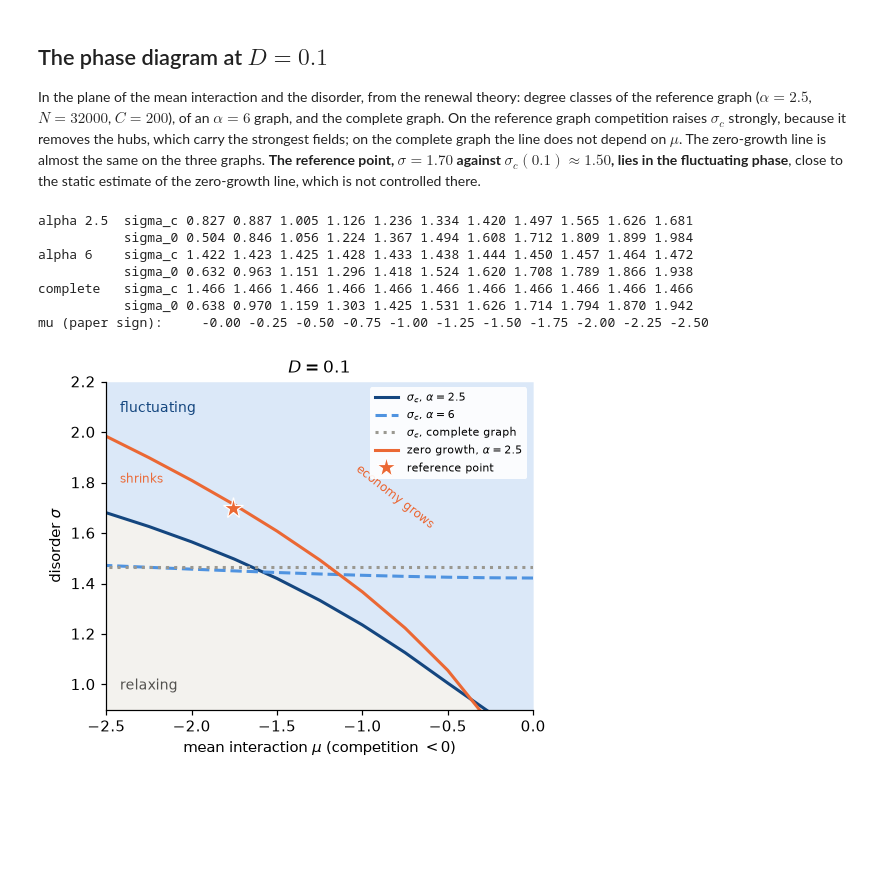
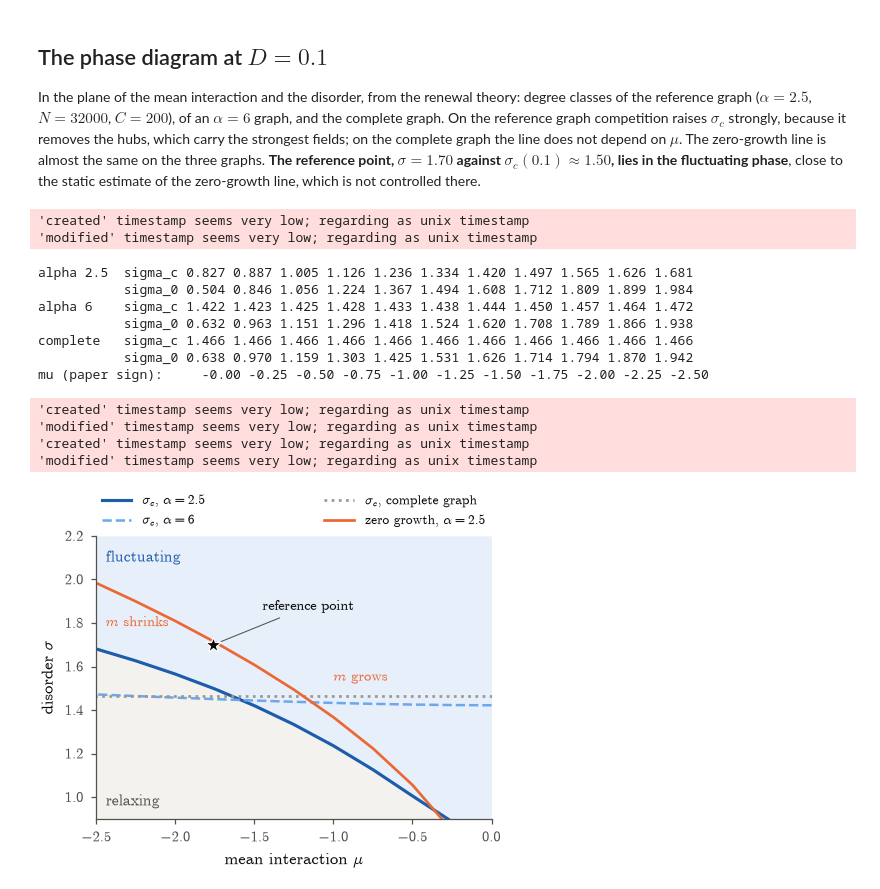
Before and after one commit to NotLudovico/dynamical-model-for-economics, a Jupyter notebook: notebooks/02_phase_diagram.ipynb, the cells around one changed output. Drawn from its saved outputs; the diff is of its cells as text; code cells hidden in the pictures; blank space fills up the shorter version.

```diff
--- a/notebooks/02_phase_diagram.ipynb
+++ b/notebooks/02_phase_diagram.ipynb
@@ -763,54 +782,60 @@ zero-growth line, which is not controlled there.
 # %%
 def phase_diagram(path=DATA / "demographic" / "phase_diagram.npz"):
     if not path.exists():
         from joblib import Parallel, delayed
         mus = np.round(np.linspace(0.0, 2.5, 11), 3)
         graphs = (("alpha 2.5", 2.5), ("alpha 6", 6.0), ("complete", None))
         def point(alpha, mu):
             w, K = demographic_classes(alpha, 32000, 200, numpy_graph=True)
             out = []
             for f in (renewal_sigma_c, renewal_zero_growth):
                 try:
                     out.append(f(mu, w, K, 0.1))
                 except ValueError:
                     out.append(np.nan)
             return out
         res = np.array(Parallel(n_jobs=-1)(delayed(point)(a, m) for _, a in graphs for m in mus)).reshape(3, len(mus), 2)
         np.savez(path, mus=mus, graphs=[g for g, _ in graphs], sigma_c=res[..., 0], sigma_0=res[..., 1])
     return np.load(path)
 
 
 R = phase_diagram()
 mu, sc, s0 = -R["mus"], R["sigma_c"], R["sigma_0"]
 for g, a, b in zip(R["graphs"], sc, s0):
     print(f"{g:10s} sigma_c {' '.join(f'{x:.3f}' for x in a)}\n{'':10s} sigma_0 {' '.join(f'{x:.3f}' for x in b)}")
 print("mu (paper sign):    ", " ".join(f"{x:5.2f}" for x in mu))
-fig, ax = plt.subplots(figsize=(4.8, 3.9))
-ax.fill_between(mu, sc[0], 2.2, color="#dbe8f8", lw=0)
+from economy import PAL, FIFTHS, COL1, COL2, paper_style, panel, save_paper
+paper_style()
+fig, ax = plt.subplots(figsize=(COL1, 2.45))
+ax.fill_between(mu, sc[0], 2.2, color="#e7effa", lw=0)
 ax.fill_between(mu, 0.9, sc[0], color="#f3f2ee", lw=0)
-for k, (name, col, ls) in enumerate(((r"$\alpha=2.5$", "#14467f", "-"), (r"$\alpha=6$", "#4f93e0", "--"),
-                                     ("complete graph", "#9a9890", ":"))):
-    ax.plot(mu, sc[k], ls, color=col, lw=2, label=rf"$\sigma_c$, {name}")
+ax.plot(mu, sc[0], color="#1c5cab", lw=1.5, label=r"$\sigma_c$, $\alpha=2.5$")
+ax.plot(mu, sc[1], "--", color="#6da7ec", lw=1.2, label=r"$\sigma_c$, $\alpha=6$")
+ax.plot(mu, sc[2], ":", color=PAL["faint"], lw=1.3, label=r"$\sigma_c$, complete graph")
 ok = np.isfinite(s0[0])
-ax.plot(mu[ok], s0[0][ok], "-", color="#eb6834", lw=2, label=r"zero growth, $\alpha=2.5$")
-ax.plot(-1.76, 1.70, "*", color="#eb6834", ms=14, mec="white", mew=0.8, label="reference point")
-ax.text(-2.42, 2.08, "fluctuating", fontsize=9, color="#14467f")
-ax.text(-2.42, 0.98, "relaxing", fontsize=9, color="#52514e")
-ax.text(-1.05, 1.62, "economy grows", fontsize=8, color="#eb6834", rotation=-38)
-ax.text(-2.42, 1.80, "shrinks", fontsize=8, color="#eb6834")
-ax.set(xlabel=r"mean interaction $\mu$ (competition $<0$)", ylabel=r"disorder $\sigma$", xlim=(mu.min(), mu.max()),
-       ylim=(0.9, 2.2), title="$D=0.1$")
-for s in ("top", "right"):
-    ax.spines[s].set_visible(False)
-ax.legend(frameon=True, framealpha=0.9, edgecolor="none", fontsize=7.5, loc="upper right")
-plt.tight_layout()
-plt.savefig(FIGURES / "demographic_phase_diagram.png", dpi=200)
+ax.plot(mu[ok], s0[0][ok], color=PAL["regular"], lw=1.3, label=r"zero growth, $\alpha=2.5$")
+ax.plot(-1.76, 1.70, "*", color=PAL["ink"], ms=8, mec="white", mew=0.6, zorder=5)
+ax.annotate("reference point", (-1.76, 1.70), (-1.45, 1.86), fontsize=7, color=PAL["ink"],
+            arrowprops=dict(arrowstyle="-", color=PAL["muted"], lw=0.5, shrinkA=1, shrinkB=4))
+ax.text(-2.44, 2.1, "fluctuating", fontsize=7.5, color="#1c5cab", va="center")
+ax.text(-2.44, 0.98, "relaxing", fontsize=7.5, color=PAL["muted"], va="center")
+ax.text(-2.44, 1.80, r"$m$ shrinks", fontsize=7, color=PAL["regular"], va="center")
+ax.text(-1.0, 1.55, r"$m$ grows", fontsize=7, color=PAL["regular"], va="center")
+ax.set(xlabel=r"mean interaction $\mu$", ylabel=r"disorder $\sigma$", xlim=(mu.min(), mu.max()), ylim=(0.9, 2.2))
+ax.legend(loc="lower left", bbox_to_anchor=(0, 1.01, 1, 0.2), ncol=2, mode="expand", fontsize=6.5, handlelength=2.2, borderaxespad=0)
+save_paper(fig, "fig_phase")
 # %% [output]
-alpha 2.5  sigma_c 0.827 0.887 1.005 1.126 1.236 1.334 1.420 1.497 1.565 1.626 1.681
-           sigma_0 0.504 0.846 1.056 1.224 1.367 1.494 1.608 1.712 1.809 1.899 1.984
-alpha 6    sigma_c 1.422 1.423 1.425 1.428 1.433 1.438 1.444 1.450 1.457 1.464 1.472
-           sigma_0 0.632 0.963 1.151 1.296 1.418 1.524 1.620 1.708 1.789 1.866 1.938
-complete   sigma_c 1.466 1.466 1.466 1.466 1.466 1.466 1.466 1.466 1.466 1.466 1.466
-           sigma_0 0.638 0.970 1.159 1.303 1.425 1.531 1.626 1.714 1.794 1.870 1.942
-mu (paper sign):     -0.00 -0.25 -0.50 -0.75 -1.00 -1.25 -1.50 -1.75 -2.00 -2.25 -2.50
+'created' timestamp seems very low; regarding as unix timestamp
+'modified' timestamp seems very low; regarding as unix timestamp
+alpha 2.5  sigma_c 0.827 0.887 1.005 1.126 1.236 1.334 1.420 1.497 1.565 1.626 1.681
+           sigma_0 0.504 0.846 1.056 1.224 1.367 1.494 1.608 1.712 1.809 1.899 1.984
+alpha 6    sigma_c 1.422 1.423 1.425 1.428 1.433 1.438 1.444 1.450 1.457 1.464 1.472
+           sigma_0 0.632 0.963 1.151 1.296 1.418 1.524 1.620 1.708 1.789 1.866 1.938
+complete   sigma_c 1.466 1.466 1.466 1.466 1.466 1.466 1.466 1.466 1.466 1.466 1.466
+           sigma_0 0.638 0.970 1.159 1.303 1.425 1.531 1.626 1.714 1.794 1.870 1.942
+mu (paper sign):     -0.00 -0.25 -0.50 -0.75 -1.00 -1.25 -1.50 -1.75 -2.00 -2.25 -2.50
+'created' timestamp seems very low; regarding as unix timestamp
+'modified' timestamp seems very low; regarding as unix timestamp
+'created' timestamp seems very low; regarding as unix timestamp
+'modified' timestamp seems very low; regarding as unix timestamp
-[figure, old version]
+[figure, new version]
```
Also changed, not shown: parts of 3 cells of this notebook, 19 other files.
